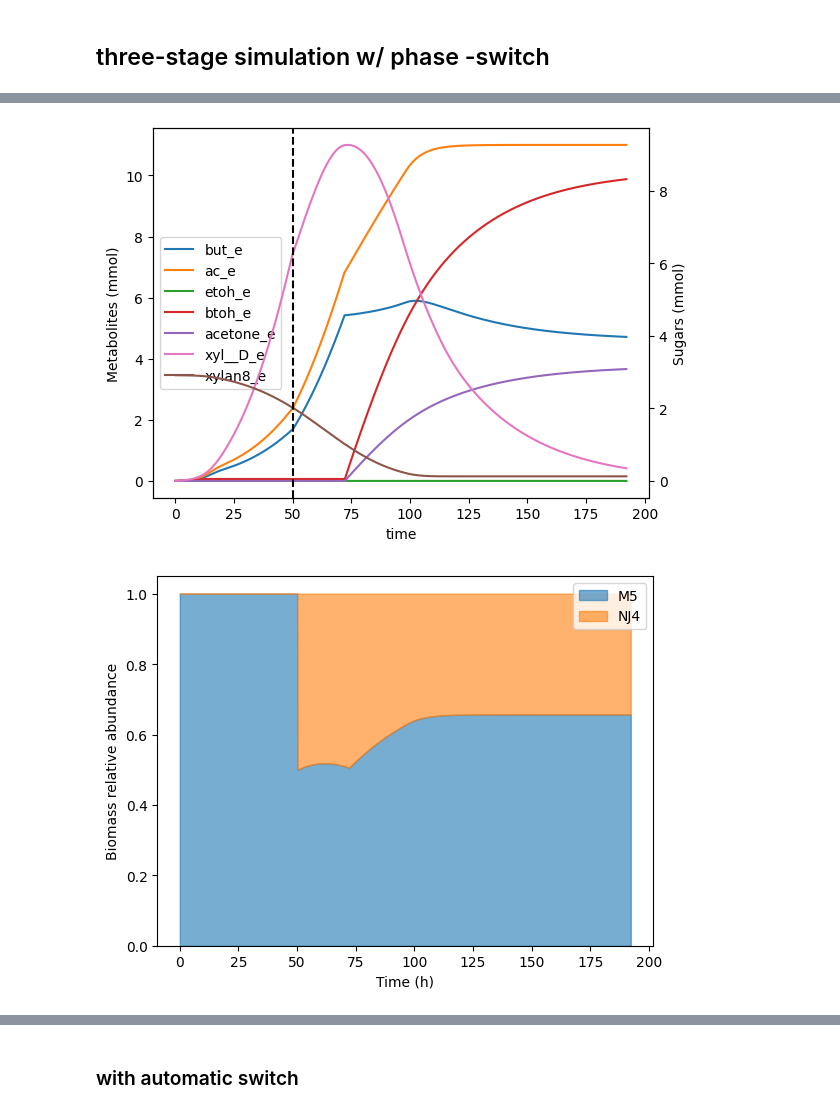
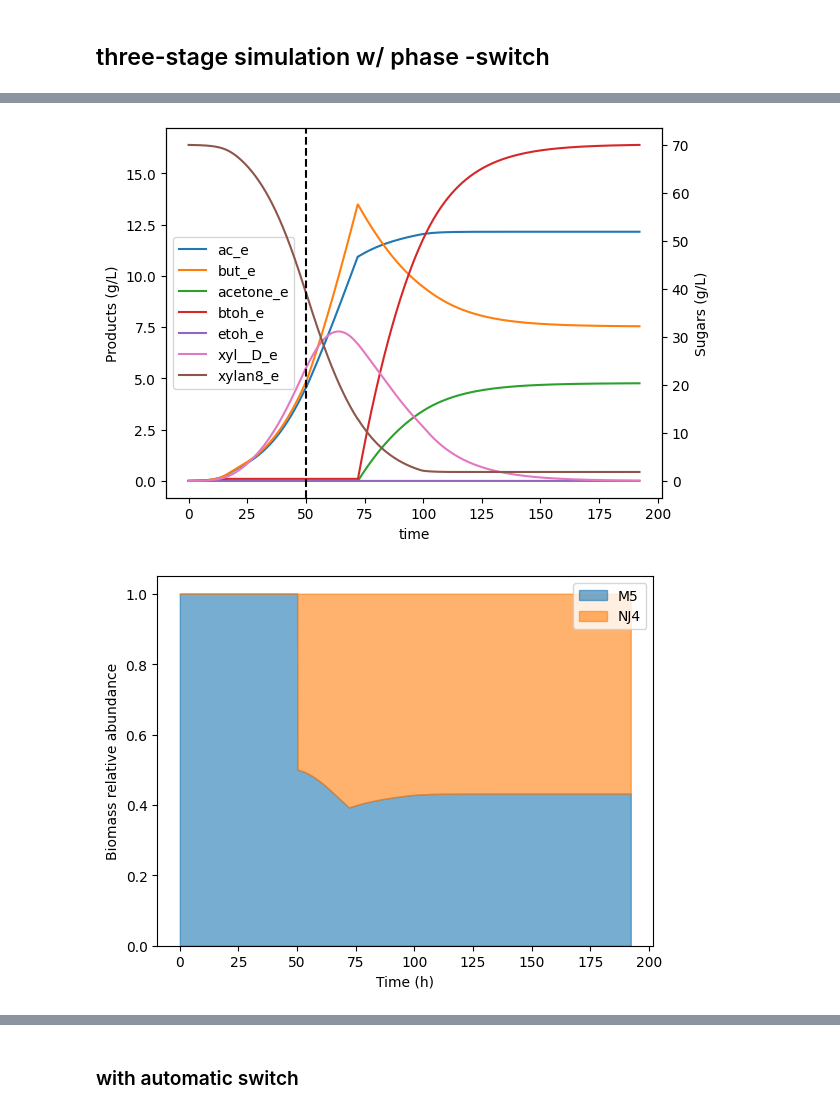
Before and after one commit to andreastallvik/BIOTBT3900, a Jupyter notebook: community_modelling/CBP_butanol/community_sim.ipynb, the cells around one changed output, grey strips where cells are left out. Cells and saved outputs as stored; diff of their text form; code cells hidden in the pictures.

Commit message:
community param est

```diff
--- a/community_modelling/CBP_butanol/community_sim.ipynb
+++ b/community_modelling/CBP_butanol/community_sim.ipynb
@@ -665,14 +659,3 @@ xylan_concentration = 70 #g/L
 
 added_metabilotes["xylan8_e"] = (xylan_concentration * VOLUME / MM_XYLAN8) * 1000
 added_metabilotes["xylan4_e"] = 0
-# %%
-from utils.kinetic_params import KINETIC_PARAMS
-
-KINETIC_PARAMS["M5"]["km"]["EX_xylan8_e"] = 0.7
-KINETIC_PARAMS["M5"]["km"]["EX_xyl__D_e"] = 10
-# KINETIC_PARAMS["M5"]["vmax"]["EX_xylan8_e"] = 6
-
-KINETIC_PARAMS["NJ4"]["km"]["EX_xyl__D_e"] = 1
-#KINETIC_PARAMS["NJ4"]["vmax"]["EX_xyl__D_e"] = 6
-
-INOC_TIME = 50
@@ -684,3 +669,23 @@ AA_uptake_rx = ["EX_val__L_e", "EX_arg__L_e", "EX_asp__L_e", "EX_dhptd_e", "EX_g
 for strain in KINETIC_PARAMS.keys():
     for rx in AA_uptake_rx:
         KINETIC_PARAMS[strain]["km"][rx] = 1
+# %%
+# using exact same parameters as in the individual sims
+
+# restrict rate of xylose uptake
+m5.reactions.XYLt2.bounds = (0, 0.8)
+
+# nj4 kinetic params
+# all default / from param list
+
+#m5 kinetic params
+KINETIC_PARAMS["M5"]["km"]["EX_xylan8_e"] = 1
+KINETIC_PARAMS["M5"]["vmax"]["EX_xylan8_e"] = 10
+
+KINETIC_PARAMS["M5"]["km"]["EX_xyl__D_e"] = 10
+KINETIC_PARAMS["M5"]["vmax"]["EX_xyl__D_e"] = 2
+# %%
+m5_cold = m5.copy()
+#m5_cold.reactions.ATPM.bounds = (2.5, 1000)
+
+m5_cold.reactions.XYLt2.bounds = (0, 0.05)
@@ -687,8 +694,8 @@ for strain in KINETIC_PARAMS.keys():
 # %%
 from utils import comets_functions as cf
 
-first_sim, second_sim, third_sim = cf.sequential_with_switch(m5=m5, nj4_acido=nj4_acido, nj4_solvento=nj4_solvento, init_medium=added_metabilotes,
-                                                  kinetic_params=KINETIC_PARAMS, inoc_time=INOC_TIME)
+first_sim, second_sim, third_sim = cf.sequential_with_switch(m5=m5, nj4_acido=nj4_acido, nj4_solvento=nj4_solvento, m5_cold=m5_cold,
+                                                             init_medium=added_metabilotes, kinetic_params=KINETIC_PARAMS, inoc_time=INOC_TIME, initial_pop_m5=0.0005)
 # %% [output]
 Warning: The added metabolite (na1_e) is not able to be taken up by any of the current models
 Warning: The added metabolite (ni2_e) is not able to be taken up by any of the current models
@@ -710,21 +717,20 @@ Done!
 # %%
 bm, met, fluxes = cf.collapse_three_sim(first_sim, second_sim, third_sim)
 # %%
-metabolites = ["but_e",  "ac_e", "etoh_e", "btoh_e", "acetone_e", "xyl__D_e", "xylan8_e"]
+metabolites = ["xyl__D_e", "xylan8_e", "ac_e", "but_e",  "acetone_e", "btoh_e",  "etoh_e"]
 
-cf.plot_metabolites(metabolites_time_series=met, metabolites=metabolites, inoc_time=INOC_TIME, use_molar_amount=True)
+cf.plot_metabolites(metabolites_time_series=met, metabolites=metabolites, inoc_time=INOC_TIME, use_molar_amount=False)
 
-# import matplotlib.pyplot as plt
-# #plt.title("M5 + NJ4")
-# plt.savefig("figures/community.svg", format="svg")
+import matplotlib.pyplot as plt
+plt.savefig("figures/community.svg", format="svg")
 # %% [output]
-[figure, old version]
+[figure, new version]
 # %%
 cf.plot_relative_abundance(total_biomass=bm)
 
 # import matplotlib.pyplot as plt
-# plt.savefig("figures/community_ra.svg", format="svg")
+plt.savefig("figures/community_ra.svg", format="svg")
 # %% [output]
-[figure, old version]
+[figure, new version]
 # %%
 cf.plot_biomass(total_biomass=bm, inoc_time=INOC_TIME)
```
Also changed, not shown: parts of 7 cells of this notebook, 8 other files.
